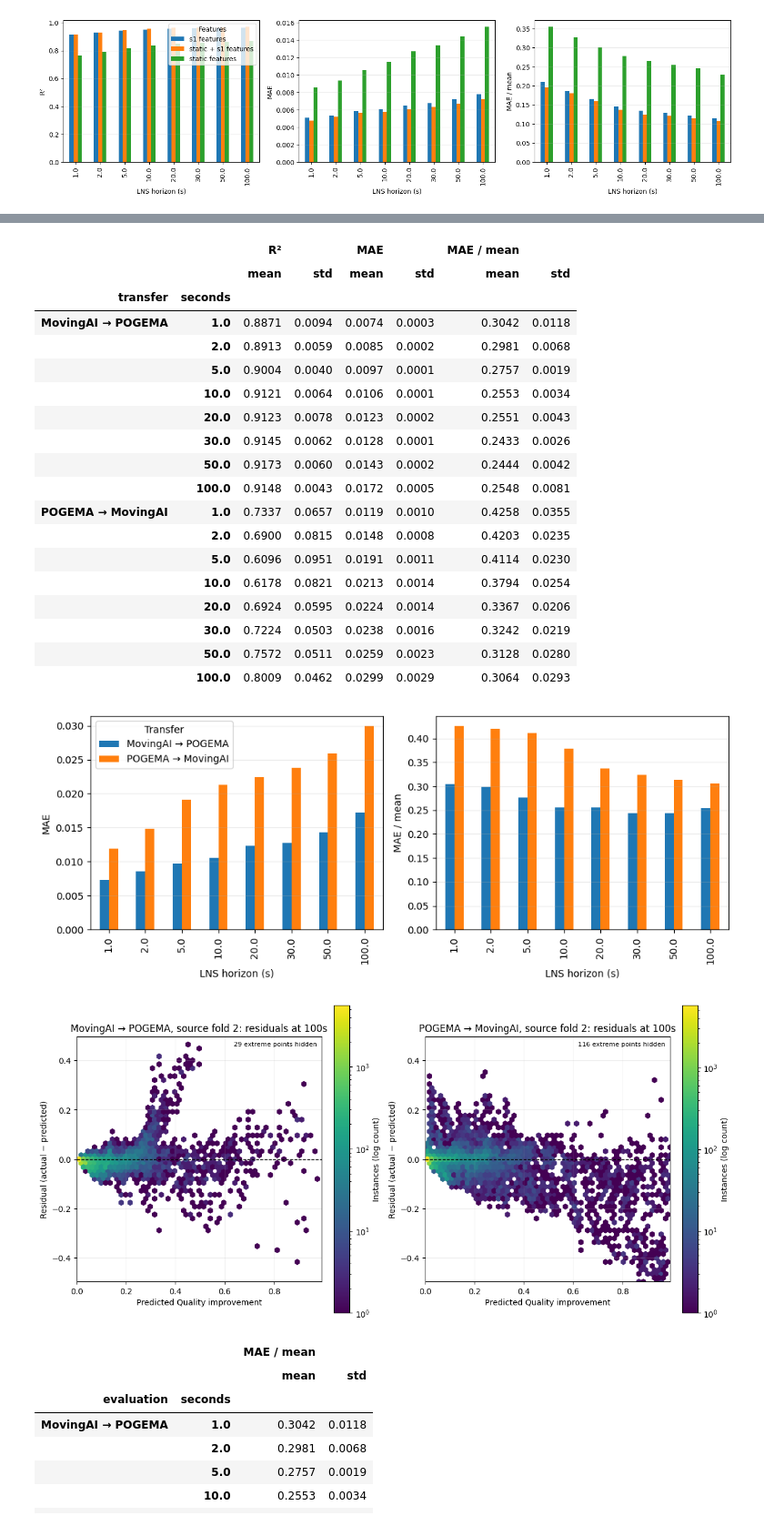
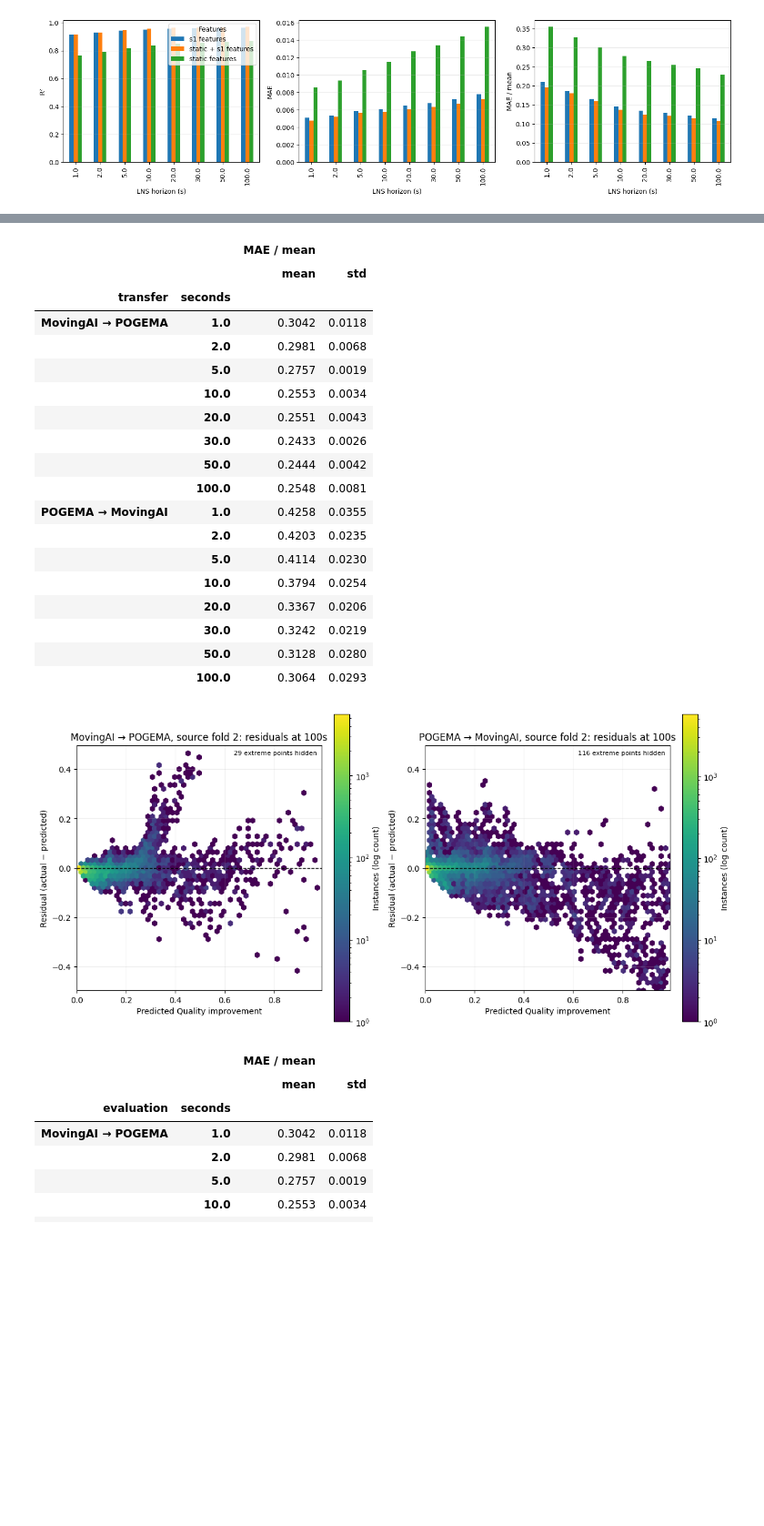
Before and after one commit to dzikipapiez/mapf-sofai, a Jupyter notebook: notebooks/models/s2_quality_model_fixed_params.ipynb, the cells around one changed output, grey strips where cells are left out. Shown at 91% size. Cells and saved outputs as stored; diff of their text form; code cells hidden in the pictures; blank space fills up the shorter version.

```diff
--- a/notebooks/models/s2_quality_model_fixed_params.ipynb
+++ b/notebooks/models/s2_quality_model_fixed_params.ipynb
@@ -215,11 +173,5 @@ MovingAI uses the split selected by `MOVINGAI_SPLIT` (currently random, instance
 # %%
-if MOVINGAI_SPLIT not in {"fixed-map", "random-instance"}:
-    raise ValueError(f"Unknown MovingAI split: {MOVINGAI_SPLIT}")
-m1_splits = list(
-    fixed_map_splits(movingai)
-    if MOVINGAI_SPLIT == "fixed-map"
-    else random_group_splits(movingai)
-)
+m1_splits = list(random_group_splits(movingai))
 m2_splits = list(random_group_splits(pogema))
 m1_oof, m1_models = evaluate(movingai, m1_splits)
 m2_oof, m2_models = evaluate(pogema, m2_splits)
@@ -471,69 +423,53 @@ def cross_domain(source, target, splits):
     return pd.DataFrame(rows), residual_prediction
 
 m1_on_pogema, m1_on_pogema_residual_prediction = cross_domain(
     movingai, pogema, m1_splits
 )
 m2_on_movingai, m2_on_movingai_residual_prediction = cross_domain(
     pogema, movingai, m2_splits
 )
 cross_rows = pd.concat({
     "MovingAI → POGEMA": m1_on_pogema,
     "POGEMA → MovingAI": m2_on_movingai,
 }, names=["transfer", "row"]).reset_index(level="row", drop=True).reset_index()
 cross_metrics = cross_rows.groupby(["transfer", "seconds"])[
     ["MAE / mean"]
 ].agg(["mean", "std"])
 display(cross_metrics.round(4))
 
-for transfer in cross_metrics.index.unique("transfer"):
-    values = cross_metrics.xs(transfer, level="transfer")
-    axis = values[("MAE / mean", "mean")].plot.bar(
-        figsize=(7, 4),
-        yerr=values[("MAE / mean", "std")],
-        capsize=3,
-    )
-    axis.set(
-        title=transfer, xlabel="LNS horizon (s)",
-        ylabel="MAE / mean(target)",
-    )
-    axis.grid(axis="y", alpha=0.25)
-    plt.tight_layout()
-    plt.show()
-
 plot_residual_panels([
     (
         f"MovingAI → POGEMA, source fold {CROSS_RESIDUAL_FOLD}",
         pogema[TARGETS[column_100s]].to_numpy(),
         m1_on_pogema_residual_prediction[:, column_100s],
     ),
     (
         f"POGEMA → MovingAI, source fold {CROSS_RESIDUAL_FOLD}",
         movingai[TARGETS[column_100s]].to_numpy(),
         m2_on_movingai_residual_prediction[:, column_100s],
     ),
 ])
 # %% [output]
-|  |  | R² |  | MAE |  | MAE / mean |  |
-|  |  | mean | std | mean | std | mean | std |
-| transfer | seconds |  |  |  |  |  |  |
-| MovingAI → POGEMA | 1.0 | 0.8871 | 0.0094 | 0.0074 | 0.0003 | 0.3042 | 0.0118 |
-|  | 2.0 | 0.8913 | 0.0059 | 0.0085 | 0.0002 | 0.2981 | 0.0068 |
-|  | 5.0 | 0.9004 | 0.0040 | 0.0097 | 0.0001 | 0.2757 | 0.0019 |
-|  | 10.0 | 0.9121 | 0.0064 | 0.0106 | 0.0001 | 0.2553 | 0.0034 |
-|  | 20.0 | 0.9123 | 0.0078 | 0.0123 | 0.0002 | 0.2551 | 0.0043 |
-|  | 30.0 | 0.9145 | 0.0062 | 0.0128 | 0.0001 | 0.2433 | 0.0026 |
-|  | 50.0 | 0.9173 | 0.0060 | 0.0143 | 0.0002 | 0.2444 | 0.0042 |
-|  | 100.0 | 0.9148 | 0.0043 | 0.0172 | 0.0005 | 0.2548 | 0.0081 |
-| POGEMA → MovingAI | 1.0 | 0.7337 | 0.0657 | 0.0119 | 0.0010 | 0.4258 | 0.0355 |
-|  | 2.0 | 0.6900 | 0.0815 | 0.0148 | 0.0008 | 0.4203 | 0.0235 |
-|  | 5.0 | 0.6096 | 0.0951 | 0.0191 | 0.0011 | 0.4114 | 0.0230 |
-|  | 10.0 | 0.6178 | 0.0821 | 0.0213 | 0.0014 | 0.3794 | 0.0254 |
-|  | 20.0 | 0.6924 | 0.0595 | 0.0224 | 0.0014 | 0.3367 | 0.0206 |
-|  | 30.0 | 0.7224 | 0.0503 | 0.0238 | 0.0016 | 0.3242 | 0.0219 |
-|  | 50.0 | 0.7572 | 0.0511 | 0.0259 | 0.0023 | 0.3128 | 0.0280 |
-|  | 100.0 | 0.8009 | 0.0462 | 0.0299 | 0.0029 | 0.3064 | 0.0293 |
+|  |  | MAE / mean |  |
+|  |  | mean | std |
+| transfer | seconds |  |  |
+| MovingAI → POGEMA | 1.0 | 0.3042 | 0.0118 |
+|  | 2.0 | 0.2981 | 0.0068 |
+|  | 5.0 | 0.2757 | 0.0019 |
+|  | 10.0 | 0.2553 | 0.0034 |
+|  | 20.0 | 0.2551 | 0.0043 |
+|  | 30.0 | 0.2433 | 0.0026 |
+|  | 50.0 | 0.2444 | 0.0042 |
+|  | 100.0 | 0.2548 | 0.0081 |
+| POGEMA → MovingAI | 1.0 | 0.4258 | 0.0355 |
+|  | 2.0 | 0.4203 | 0.0235 |
+|  | 5.0 | 0.4114 | 0.0230 |
+|  | 10.0 | 0.3794 | 0.0254 |
+|  | 20.0 | 0.3367 | 0.0206 |
+|  | 30.0 | 0.3242 | 0.0219 |
+|  | 50.0 | 0.3128 | 0.0280 |
+|  | 100.0 | 0.3064 | 0.0293 |
-[figure, old version]
+[figure, new version]
-[figure, removed]
 # %%
 def in_domain_fold_metrics(data, splits, predictions):
     rows = []
```
Also changed, not shown: parts of 8 cells of this notebook, 25 other files.
